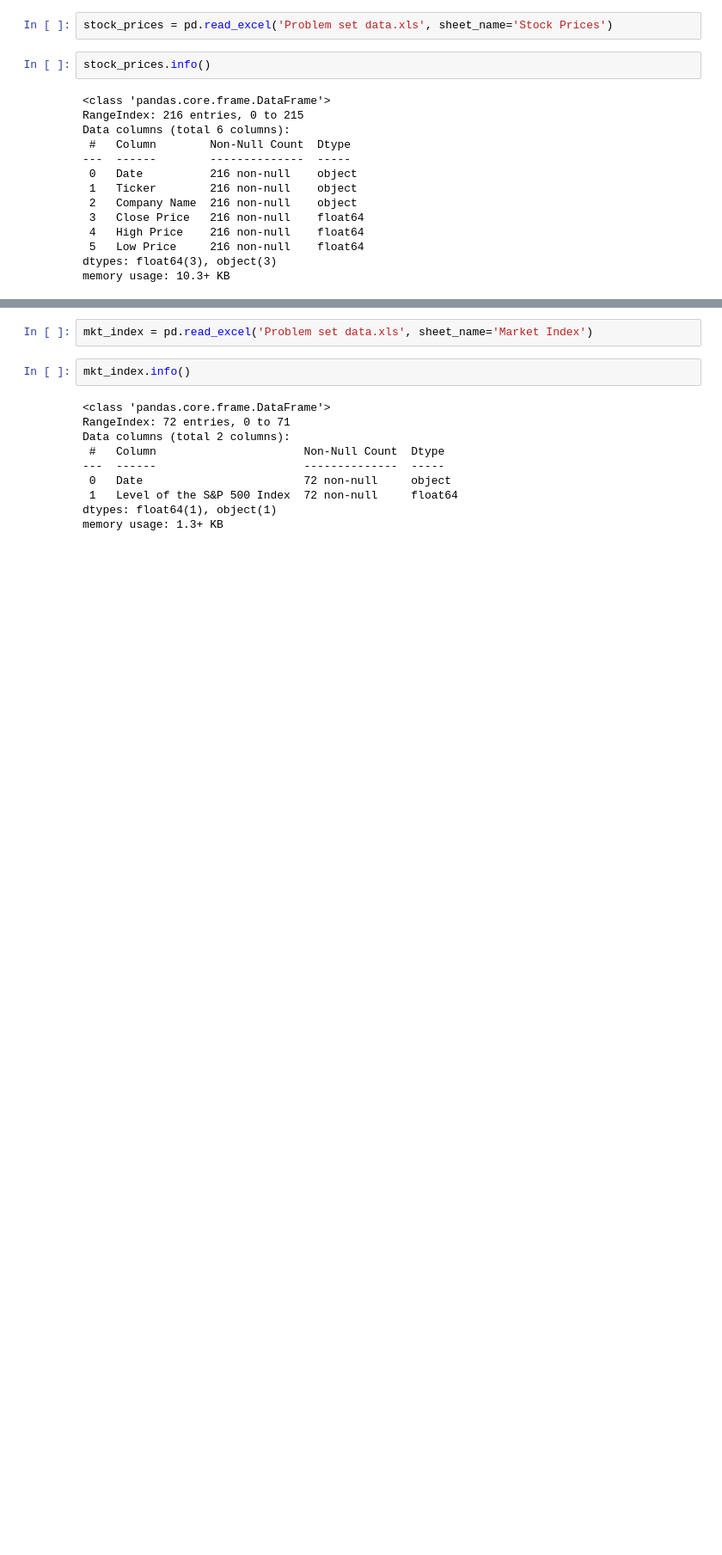
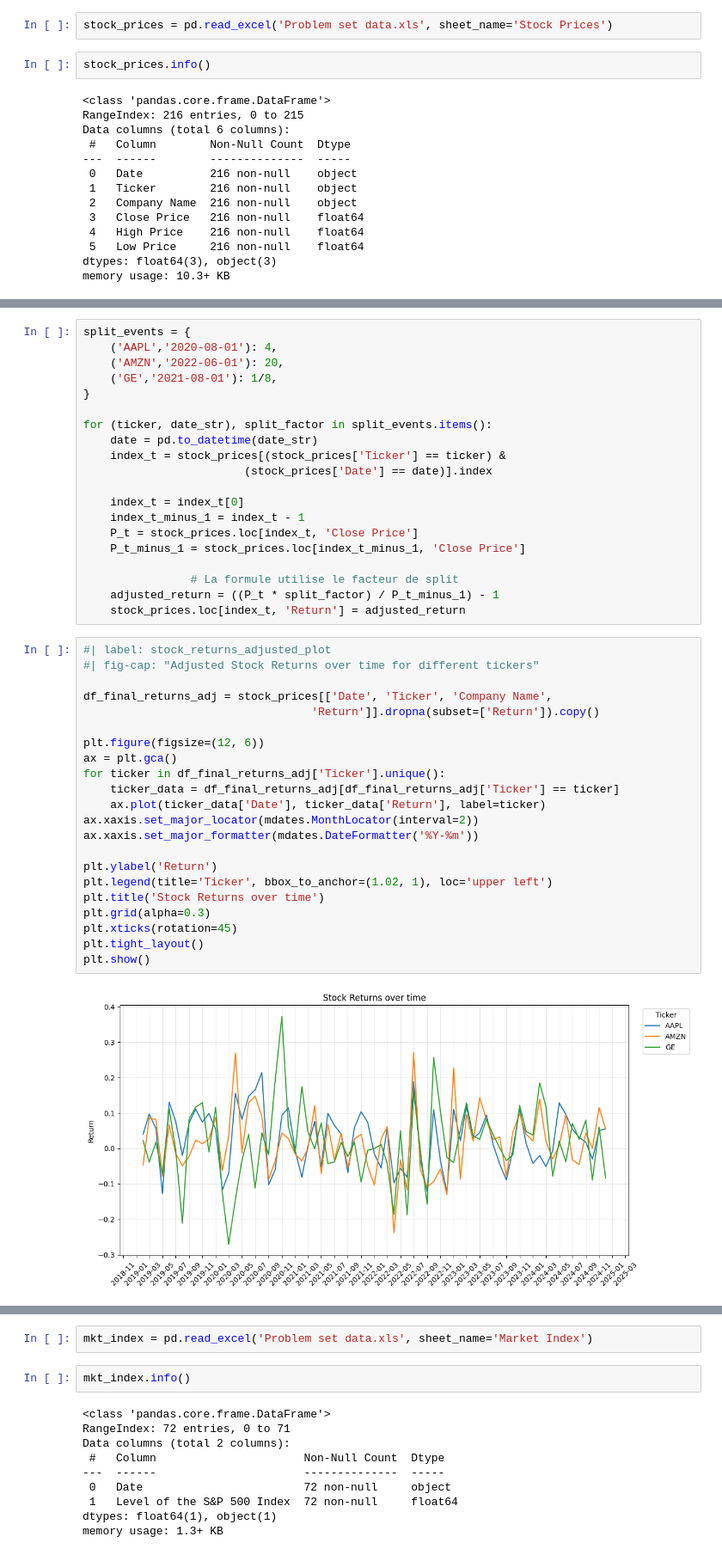
Before and after one commit to rodologie/Investment_Portfolio_Management, a Jupyter notebook: PBset/main.ipynb, the cells around one changed output, grey strips where cells are left out. Shown at 86% size. Cells and saved outputs as stored; diff of their text form; blank space fills up the shorter version.

```diff
--- a/PBset/main.ipynb
+++ b/PBset/main.ipynb
@@ -67,0 +152,44 @@ stock_prices.describe(include='number')
+# %%
+split_events = {
+    ('AAPL','2020-08-01'): 4,
+    ('AMZN','2022-06-01'): 20,
+    ('GE','2021-08-01'): 1/8,
+}
+
+for (ticker, date_str), split_factor in split_events.items():
+    date = pd.to_datetime(date_str)
+    index_t = stock_prices[(stock_prices['Ticker'] == ticker) &
+                        (stock_prices['Date'] == date)].index
+
+    index_t = index_t[0]
+    index_t_minus_1 = index_t - 1
+    P_t = stock_prices.loc[index_t, 'Close Price']
+    P_t_minus_1 = stock_prices.loc[index_t_minus_1, 'Close Price']
+
+                # La formule utilise le facteur de split
+    adjusted_return = ((P_t * split_factor) / P_t_minus_1) - 1
+    stock_prices.loc[index_t, 'Return'] = adjusted_return
+# %%
+#| label: stock_returns_adjusted_plot
+#| fig-cap: "Adjusted Stock Returns over time for different tickers"
+
+df_final_returns_adj = stock_prices[['Date', 'Ticker', 'Company Name',
+                                  'Return']].dropna(subset=['Return']).copy()
+
+plt.figure(figsize=(12, 6))
+ax = plt.gca()
+for ticker in df_final_returns_adj['Ticker'].unique():
+    ticker_data = df_final_returns_adj[df_final_returns_adj['Ticker'] == ticker]
+    ax.plot(ticker_data['Date'], ticker_data['Return'], label=ticker)
+ax.xaxis.set_major_locator(mdates.MonthLocator(interval=2))
+ax.xaxis.set_major_formatter(mdates.DateFormatter('%Y-%m'))
+
+plt.ylabel('Return')
+plt.legend(title='Ticker', bbox_to_anchor=(1.02, 1), loc='upper left')
+plt.title('Stock Returns over time')
+plt.grid(alpha=0.3)
+plt.xticks(rotation=45)
+plt.tight_layout()
+plt.show()
+# %% [output]
+[figure, added]
```
Also changed, not shown: parts of 38 cells of this notebook, 1 other file.
